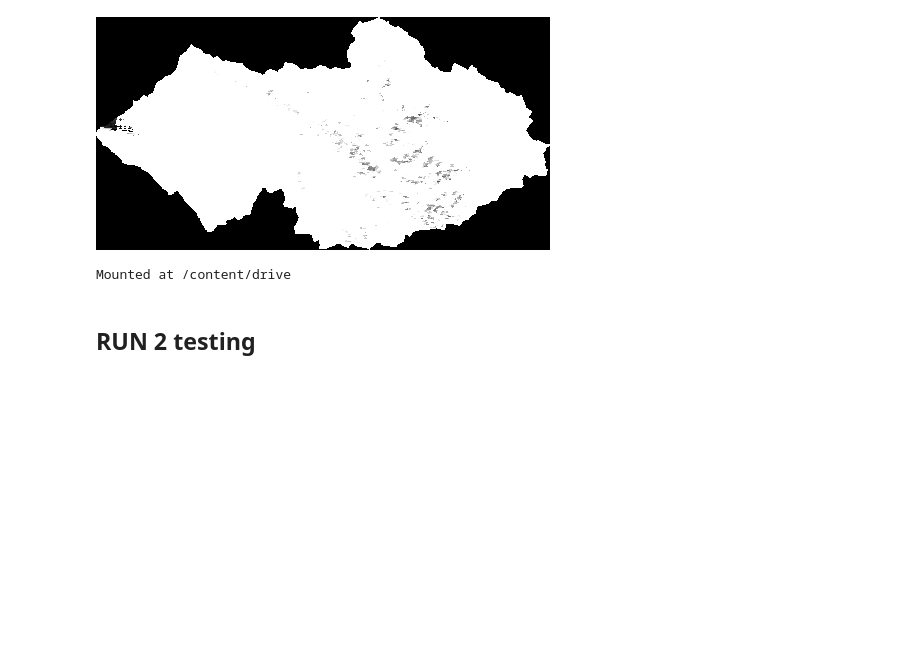
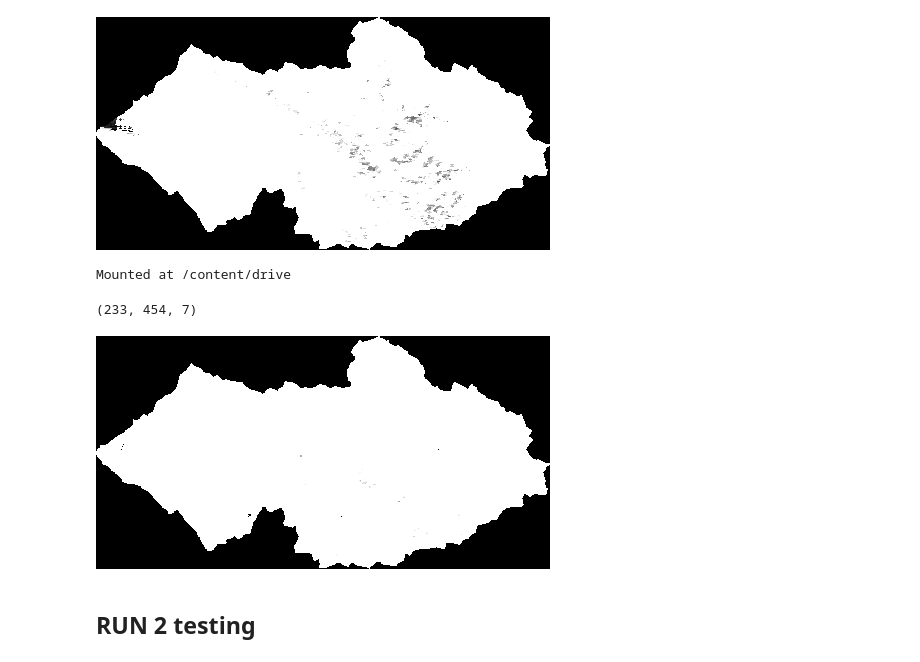
Before and after one commit to 1kaiser/Media-Segment-Depth-MLP, a Jupyter notebook: MLP_Image_training_Parallel.ipynb, the cells around one changed output. Cells and saved outputs as stored; diff of their text form; code cells hidden in the pictures; blank space fills up the shorter version.

```diff
--- a/MLP_Image_training_Parallel.ipynb
+++ b/MLP_Image_training_Parallel.ipynb
@@ -232,3 +183,48 @@ Mounted at /content/drive
+# %%
+image_dir = r'/content/files/'
+
+#############################################################################
+prefix = "sur_refl_"
+end = ["b01", "b02", "b03", "b04", "b05", "b06", "b07", "day_of_year", "qc_500m", "raz", "state_500m", "szen", "vzen"]
+DayOY = "_doy\[0-9]+_aid0001"
+fileExt = r'.tif'
+expression_b1 = prefix+end[0]
+expression_b2 = prefix+end[1]
+expression_b3 = prefix+end[2]
+expression_b4 = prefix+end[3]
+expression_b5 = prefix+end[4]
+expression_b6 = prefix+end[5]
+expression_b7 = prefix+end[6]
+
+
+imgs_list_b1 = [f for f in os.listdir(image_dir) if f.__contains__(expression_b1)]
+imgs_list_b2 = [f for f in os.listdir(image_dir) if f.__contains__(expression_b2)]
+imgs_list_b3 = [f for f in os.listdir(image_dir) if f.__contains__(expression_b3)]
+imgs_list_b4 = [f for f in os.listdir(image_dir) if f.__contains__(expression_b4)]
+imgs_list_b5 = [f for f in os.listdir(image_dir) if f.__contains__(expression_b5)]
+imgs_list_b6 = [f for f in os.listdir(image_dir) if f.__contains__(expression_b6)]
+imgs_list_b7 = [f for f in os.listdir(image_dir) if f.__contains__(expression_b7)]
+
+imgs_list_b1.sort(reverse=True)                     #<<<< to start file streaming from the last date 2022 >> 2021 >> 2020 ....
+# %%
+import jax
+path = os.path.join(image_dir, imgs_list_b1[1])
+v1 = tif2array(path.replace(expression_b2, expression_b1),0)[0]
+v2 = jax.numpy.append(v1, tif2array(path.replace(expression_b2, expression_b2),0)[0] , axis =2)
+v3 = jax.numpy.append(v2, tif2array(path.replace(expression_b2, expression_b3),0)[0] , axis =2)
+v4 = jax.numpy.append(v3, tif2array(path.replace(expression_b2, expression_b4),0)[0] , axis =2)
+v5 = jax.numpy.append(v4, tif2array(path.replace(expression_b2, expression_b5),0)[0] , axis =2)
+v6 = jax.numpy.append(v5, tif2array(path.replace(expression_b2, expression_b6),0)[0] , axis =2)
+v7 = jax.numpy.append(v6, tif2array(path.replace(expression_b2, expression_b7),0)[0] , axis =2)
+v7.shape
+# %% [output]
+(233, 454, 7)
+# %%
+import cv2
+from google.colab.patches import cv2_imshow
+cv2_imshow(cv2.cvtColor(np.array(v3), cv2.COLOR_BGR2RGB))
+# %% [output]
+[figure, added]
 # %%
 import cv2
 from google.colab.patches import cv2_imshow
```
Also changed, not shown: parts of 5 cells of this notebook.
